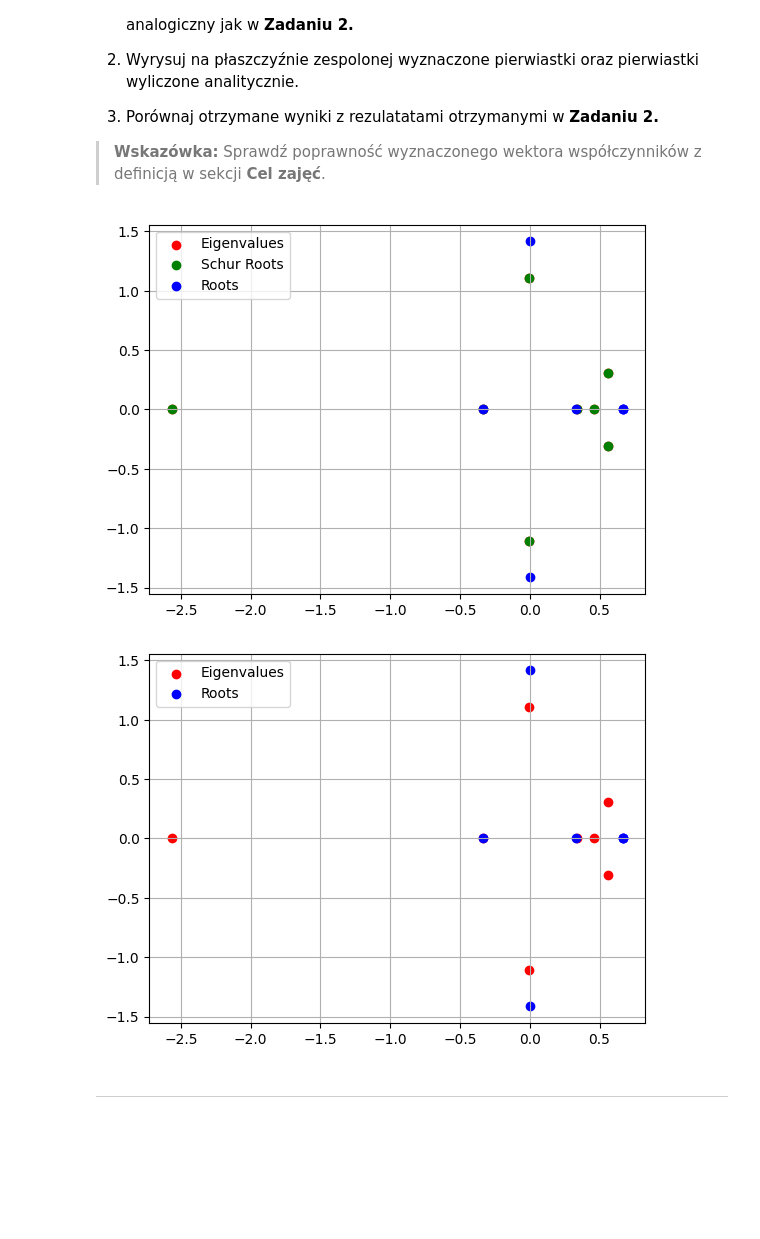
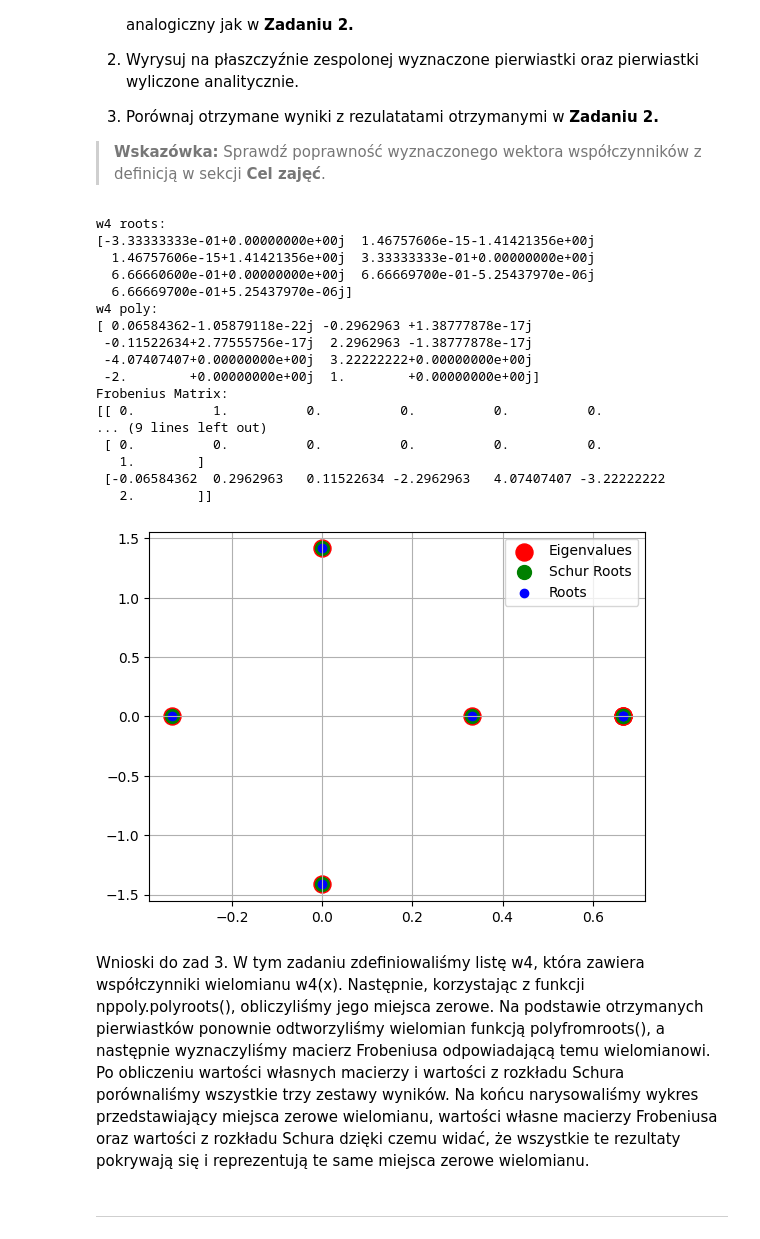
Before and after one commit to MN-KJ-2025/lab-7-pierwiastki-JasinskiKacper, a Jupyter notebook: sprawozdanie.ipynb, the cells around one changed output. Cells and saved outputs as stored; diff of their text form; code cells hidden in the pictures; blank space fills up the shorter version.

```diff
--- a/sprawozdanie.ipynb
+++ b/sprawozdanie.ipynb
@@ -244,36 +256,51 @@ $$
 # %%
 # ===== Twoja implementacja tutaj =====
 w4 = [16, -72, -28, 558, -990, 783, -486, 243]
 
 w4_roots = nppoly.polyroots(w4)
 
-poly = nppoly.polyfromroots(w4_roots)
+w4_poly = nppoly.polyfromroots(w4_roots)
 
-frob_matrix = main.frob_a(poly)
+w4_frob = main.frob_a(w4_poly)
 
-eigvals = np.linalg.eigvals(frob_matrix)
+print(f"w4 roots:\n{w4_roots}")
+print(f"w4 poly:\n{w4_poly}")
+print(f"Frobenius Matrix:\n{w4_frob}")
 
+eigvals = np.linalg.eigvals(w4_frob)
 
-T_complex, Z_complex = sp.linalg.schur(frob_matrix, output='complex')
+T_complex, Z_complex = sp.linalg.schur(w4_frob, output='complex')
 schur_vals = np.diag(T_complex)
 
-fig_s, ax_s = plt.subplots()
-ax_s.scatter(eigvals.real, eigvals.imag, color='red', label='Eigenvalues')
-ax_s.scatter(schur_vals.real, schur_vals.imag, color='green', label='Schur Roots')
-ax_s.scatter(w4_roots.real, w4_roots.imag, color='blue', label='Roots')
-
-ax_s.legend()
-ax_s.grid(True)
-
 fig, ax = plt.subplots()
-ax.scatter(eigvals.real, eigvals.imag, color='red', label='Eigenvalues')
+ax.scatter(eigvals.real, eigvals.imag, color='red', label='Eigenvalues', s=150)
+ax.scatter(schur_vals.real, schur_vals.imag, color='green', label='Schur Roots', s=100)
 ax.scatter(w4_roots.real, w4_roots.imag, color='blue', label='Roots')
 
 ax.legend()
 ax.grid(True)
 # %% [output]
+w4 roots:
+[-3.33333333e-01+0.00000000e+00j  1.46757606e-15-1.41421356e+00j
+  1.46757606e-15+1.41421356e+00j  3.33333333e-01+0.00000000e+00j
+  6.66660600e-01+0.00000000e+00j  6.66669700e-01-5.25437970e-06j
+  6.66669700e-01+5.25437970e-06j]
+w4 poly:
+[ 0.06584362-1.05879118e-22j -0.2962963 +1.38777878e-17j
+ -0.11522634+2.77555756e-17j  2.2962963 -1.38777878e-17j
+ -4.07407407+0.00000000e+00j  3.22222222+0.00000000e+00j
+ -2.        +0.00000000e+00j  1.        +0.00000000e+00j]
+Frobenius Matrix:
+[[ 0.          1.          0.          0.          0.          0.
+... (9 lines left out)
+ [ 0.          0.          0.          0.          0.          0.
+   1.        ]
+ [-0.06584362  0.2962963   0.11522634 -2.2962963   4.07407407 -3.22222222
+   2.        ]]
-[figure, old version]
+[figure, new version]
-[figure, removed]
+# %% [markdown]
+Wnioski do zad 3.
+W tym zadaniu zdefiniowaliśmy listę w4, która zawiera współczynniki wielomianu w4(x). Następnie, korzystając z funkcji nppoly.polyroots(), obliczyliśmy jego miejsca zerowe. Na podstawie otrzymanych pierwiastków ponownie odtworzyliśmy wielomian funkcją polyfromroots(), a następnie wyznaczyliśmy macierz Frobeniusa odpowiadającą temu wielomianowi. Po obliczeniu wartości własnych macierzy i wartości z rozkładu Schura porównaliśmy wszystkie trzy zestawy wyników. Na końcu narysowaliśmy wykres przedstawiający miejsca zerowe wielomianu, wartości własne macierzy Frobeniusa oraz wartości z rozkładu Schura dzięki czemu widać, że wszystkie te rezultaty pokrywają się i reprezentują te same miejsca zerowe wielomianu.
 # %% [markdown]
 ---
 # %% [markdown]
```
Also changed, not shown: parts of 6 cells of this notebook, 1 other file.
